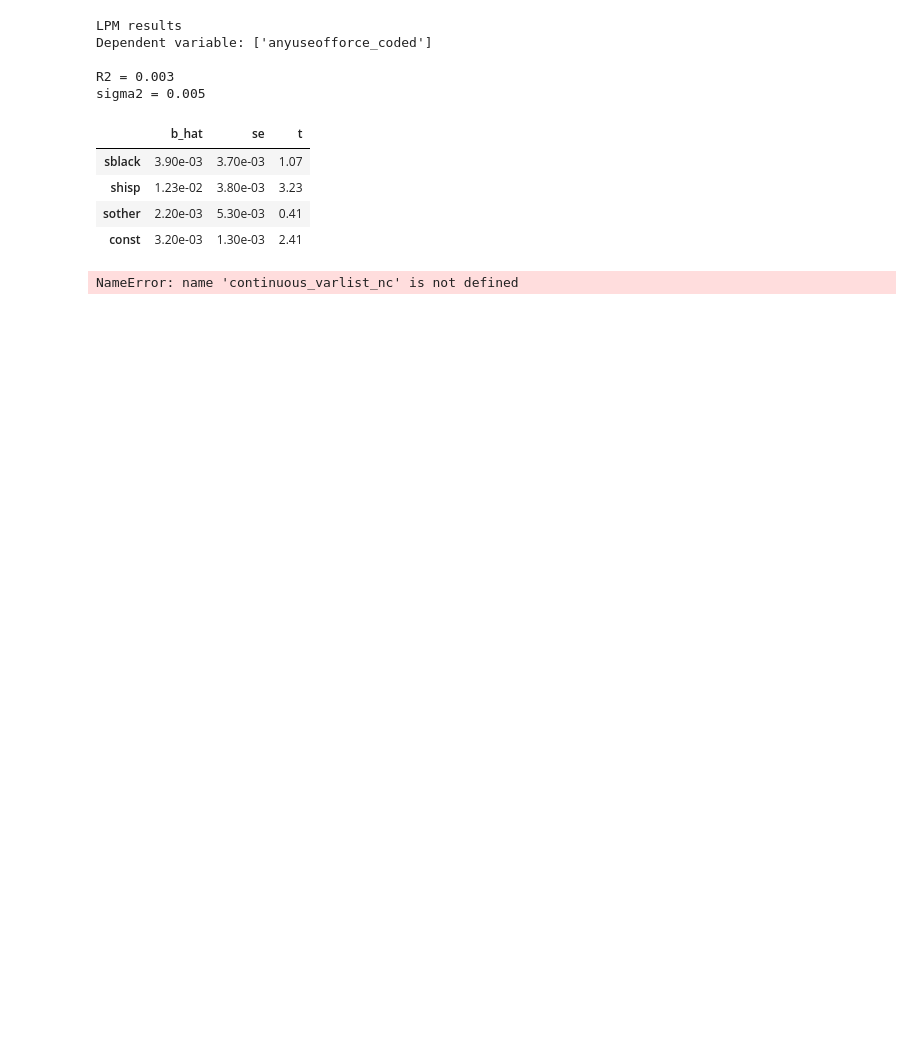
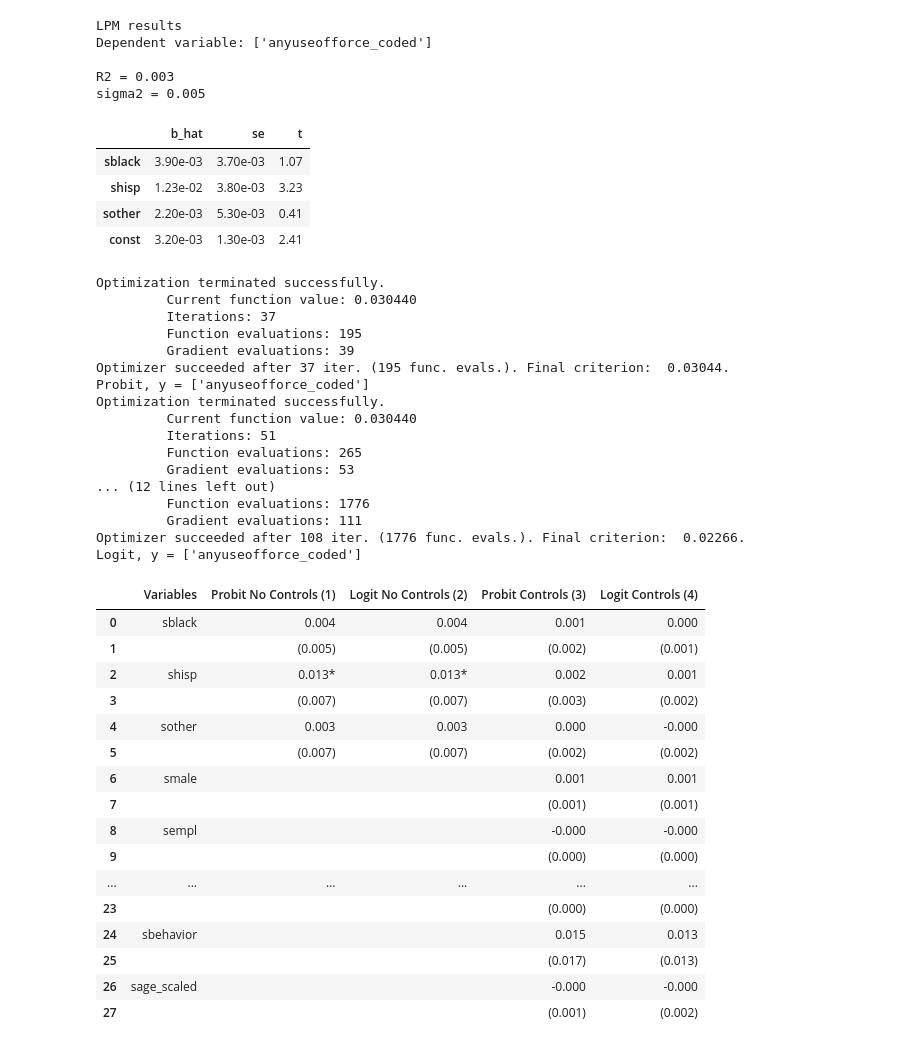
Before and after one commit to jhvander/Uni, a Jupyter notebook: 11. Sem/AME/Projects/Project_3/Project3.ipynb, the cells around one changed output. Saved outputs shown, nothing was run; the diff lists cells and outputs as text; code cells hidden in the pictures; blank space fills up the shorter version.

```diff
--- a/11. Sem/AME/Projects/Project_3/Project3.ipynb
+++ b/11. Sem/AME/Projects/Project_3/Project3.ipynb
@@ -47,14 +47,14 @@ data['inctype_traffic'] = (data['inctype_lin'] == 2).astype(int)
 data['sage_scaled'] = data['sage'] / 10
 # %%
 varlist = ['smale', 'sempl', 'sincome_medium', 'sincome_high', 'spop_medium', \
-           'spop_large', 'spop_huge', 'inctype_traffic', 'daytime', 'sbehavior', 'sage_scaled']
+           'spop_large', 'spop_huge','inctype_traffic', 'daytime', 'sbehavior', 'sage_scaled']
 
-y_lab = ['anyuseofforce_coded']
-x_lab_c = ['sblack', 'shisp', 'sother'] + varlist + ['const']
-continoues_varlist_c = [False, False, False, False, False, False, False, False, False, False, False, False, False, True, False]
+y_label = ['anyuseofforce_coded']
+x_label_c = ['sblack', 'shisp', 'sother'] + varlist + ['const']
+continuous_varlist_c = [False, False, False, False, False, False, False, False, False, False, False, False, False, True, False]
 
-x_lab_nc = ['sblack', 'shisp', 'sother', 'const']
-continoues_varlist_nc = [False, False, False, False]
+x_label_nc = ['sblack', 'shisp', 'sother', 'const']
+continuous_varlist_nc = [False, False, False, False]
 
 # Prepare data for models without controls
 y = data['anyuseofforce_coded'].values
@@ -214,7 +232,7 @@ def probit_logit_model(
 
         grad : array-like
             Gradient of ME wrt parameters.
-            NOTE: For the continuous case here, `grad` is KxK; for the discrete
+            Note: For the continuous case here, `grad` is KxK; for the discrete
             case it is 1xK. The algebra for the continuous case should be
             checked to ensure grad has the intended shape.
         cov : (K, K) array
@@ -289,7 +307,7 @@ def probit_logit_model(
                 me_lg = gx0_lg * b_lg[k] / 10
 
                 # Gradient wrt parameters (delta method)
-                # NOTE: grad_pr and grad_lg are KxK here; consider revisiting
+                # Note: grad_pr and grad_lg are KxK here; consider revisiting
                 # the algebra if you intended a K-vector gradient.
                 bb_pr = np.outer(b_pr, b_pr)
                 xx = np.outer(x_me, x_me)
@@ -384,7 +402,7 @@ decimals = 3  # optional, just to make it explicit
 df_nc = probit_logit_model(
     y=y,
     X=x_nc,
-    x_labels=x_lab_nc,
+    x_labels=x_label_nc,
     continuous_varlist=continuous_varlist_nc,
     y_label=y_label,
     options=options,
@@ -398,7 +416,7 @@ df_nc = probit_logit_model(
 df_c = probit_logit_model(
     y=y,
     X=x_c,
-    x_labels=x_lab_c,
+    x_labels=x_label_c,
     continuous_varlist=continuous_varlist_c,
     y_label=y_label,
     options=options,
@@ -420,31 +438,64 @@ df_nc = df_nc.rename(
 df_c = df_c.rename(
     columns={
         "Variable":     "Variables",
         "Probit Model": "Probit Controls (3)",
         "Logit Model":  "Logit Controls (4)",
     }
 )
 
 # Combine side by side
 formatted_df = pd.concat([df_nc, df_c], axis=1)
 
 # Drop duplicate variable column from the no-controls side
 formatted_df = formatted_df.drop(columns=["Variable NC"])
 
 # Order columns explicitly
 formatted_df = formatted_df[
     [
         "Variables",
         "Probit No Controls (1)",
         "Logit No Controls (2)",
         "Probit Controls (3)",
         "Logit Controls (4)",
     ]
 ]
 
 # Replace any remaining NaNs with empty strings for display
 formatted_df = formatted_df.fillna("")
 
 formatted_df
 # %% [output]
-NameError: name 'continuous_varlist_nc' is not defined
+Optimization terminated successfully.
+         Current function value: 0.030440
+         Iterations: 37
+         Function evaluations: 195
+         Gradient evaluations: 39
+Optimizer succeeded after 37 iter. (195 func. evals.). Final criterion:  0.03044.
+Probit, y = ['anyuseofforce_coded']
+Optimization terminated successfully.
+         Current function value: 0.030440
+         Iterations: 51
+         Function evaluations: 265
+         Gradient evaluations: 53
+... (12 lines left out)
+         Function evaluations: 1776
+         Gradient evaluations: 111
+Optimizer succeeded after 108 iter. (1776 func. evals.). Final criterion:  0.02266.
+Logit, y = ['anyuseofforce_coded']
+|  | Variables | Probit No Controls (1) | Logit No Controls (2) | Probit Controls (3) | Logit Controls (4) |
+| 0 | sblack | 0.004 | 0.004 | 0.001 | 0.000 |
+| 1 |  | (0.005) | (0.005) | (0.002) | (0.001) |
+| 2 | shisp | 0.013* | 0.013* | 0.002 | 0.001 |
+| 3 |  | (0.007) | (0.007) | (0.003) | (0.002) |
+| 4 | sother | 0.003 | 0.003 | 0.000 | -0.000 |
+| 5 |  | (0.007) | (0.007) | (0.002) | (0.002) |
+| 6 | smale |  |  | 0.001 | 0.001 |
+| 7 |  |  |  | (0.001) | (0.001) |
+| 8 | sempl |  |  | -0.000 | -0.000 |
+| 9 |  |  |  | (0.000) | (0.000) |
+| ... | ... | ... | ... | ... | ... |
+| 23 |  |  |  | (0.000) | (0.000) |
+| 24 | sbehavior |  |  | 0.015 | 0.013 |
+| 25 |  |  |  | (0.017) | (0.013) |
+| 26 | sage_scaled |  |  | -0.000 | -0.000 |
+| 27 |  |  |  | (0.001) | (0.002) |
```
Also changed, not shown: parts of 6 cells of this notebook, 4 other files.
